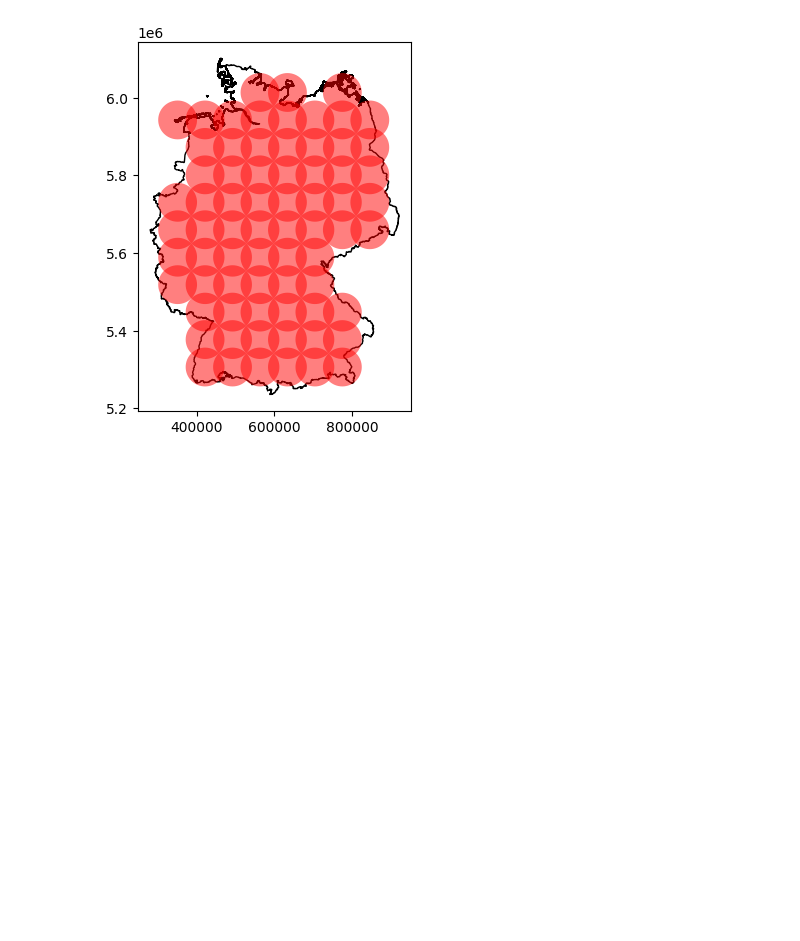
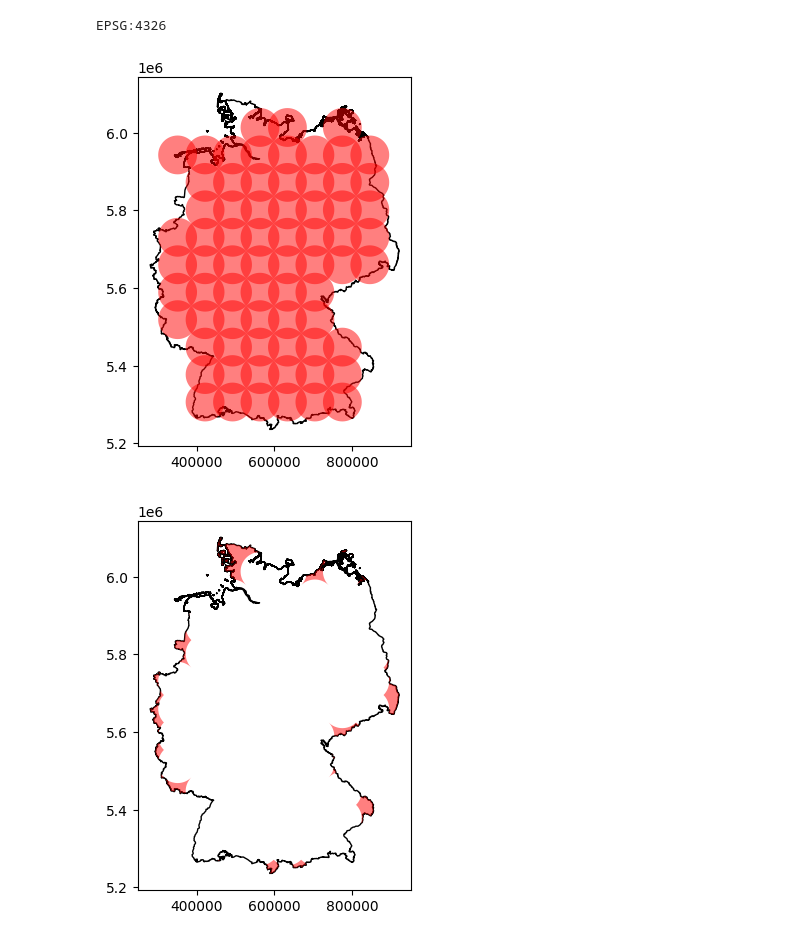
Before and after one commit to sven-asmussen/tiling_country_with_radius, a Jupyter notebook: tiling_hexagonal.ipynb, the cells around one changed output. Cells and saved outputs as stored; diff of their text form; code cells hidden in the pictures; blank space fills up the shorter version.

```diff
--- a/tiling_hexagonal.ipynb
+++ b/tiling_hexagonal.ipynb
@@ -25,6 +25,7 @@ def create_circular_grid(minx, miny, maxx, maxy, radius, crs):
 def plot_circular_grid(filepath, radius_km, crs):
     # Load geopackage and convert to a projected CRS (UTM zone 32N for country)
     gdf = gpd.read_file(filepath)
+    print(gdf.crs)
     gdf = gdf.to_crs('EPSG:32632')
 
     # Get the total bounding box
@@ -55,5 +56,35 @@ grid_gdf, centroids = plot_circular_grid('gadm36_DEU.gpkg', 50, crs)
 
 #########################################
 # %% [output]
+EPSG:4326
 [figure]
+# %%
+def plot_uncovered_areas(grid_gdf, germany, radius_km):
+    gdf.to_crs('EPSG:32632', inplace=True)
+    grid_gdf.set_crs('EPSG:32632', inplace=True)
+    # Create a union of all the circle polygons
+    circle_union = grid_gdf.geometry.unary_union
+
+    # Perform a geometric difference operation
+    uncovered_areas = germany.geometry.unary_union.difference(circle_union)
+
+    # Convert the uncovered areas to a GeoSeries and explode it
+    uncovered_areas = gpd.GeoSeries(uncovered_areas)
+    uncovered_areas = uncovered_areas.explode(index_parts=True)
+
+    # Now you can plot it
+    fig, ax = plt.subplots(1, 1)
+    germany.plot(ax=ax, color='white', edgecolor='black')
+    uncovered_areas.plot(ax=ax, color='red', alpha=0.5)  # alpha is for transparency
+    plt.show()
+
+    return uncovered_areas
+
+gdf = gpd.read_file(filepath)
+gdf = gdf.to_crs('EPSG:32632')
+
+# Example usage:
+uncovered_areas = plot_uncovered_areas(grid_gdf, gdf, 50)
+# %% [output]
+[figure, added]
 # %%
```
Also changed, not shown: parts of 1 cell of this notebook.
